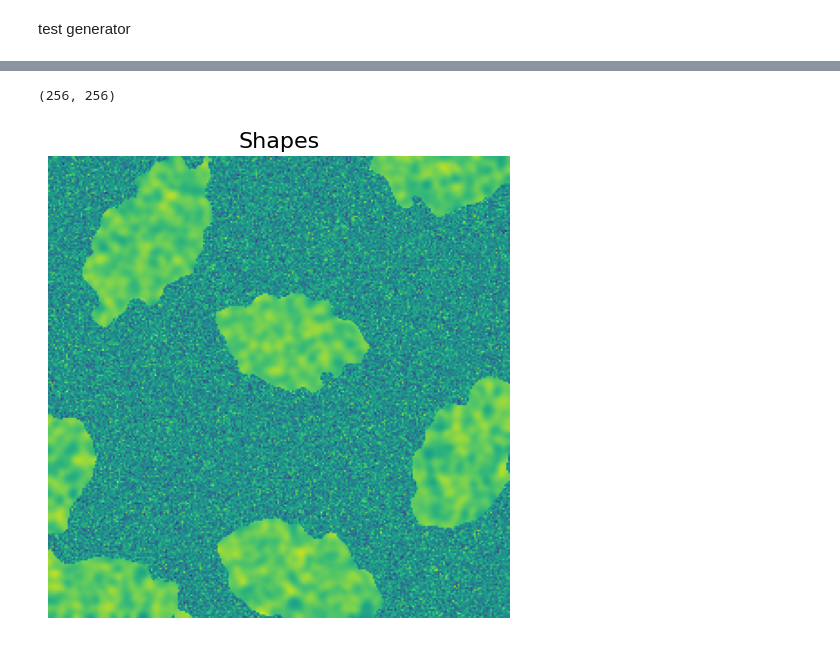
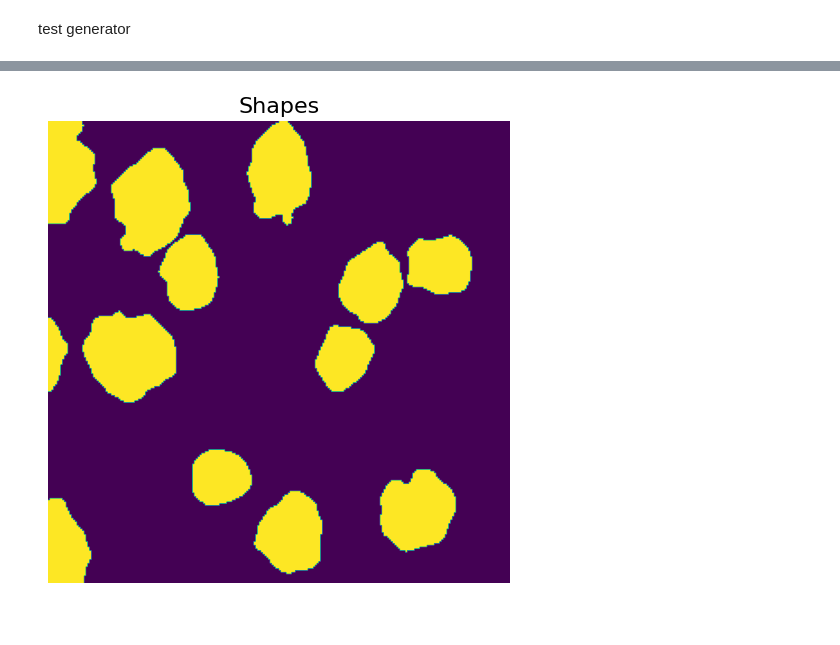
Before and after one commit to llleaa/ML-2025, a Jupyter notebook: projects/project2/cell_generator.ipynb, the cells around one changed output, grey strips where cells are left out. Cells and saved outputs as stored; diff of their text form; code cells hidden in the pictures.

```diff
--- a/projects/project2/cell_generator.ipynb
+++ b/projects/project2/cell_generator.ipynb
@@ -42,8 +42,8 @@ def generate_cells(nb_cells,img_size, base_img = None, class_nbr=1):
     while i < nb_cells:
         c_x = np.random.randint(-10, img_size + 10)
         c_y = np.random.randint(-10, img_size + 10)
-        x_radius = np.random.randint(25,55)
-        y_radius = np.random.randint(25,55)
+        x_radius = np.random.randint(15,30)
+        y_radius = np.random.randint(15,30)
         alpha = np.random.uniform(0,2 *np.pi)
         temp_img = generate_cell(c_x,c_y,x_radius,y_radius,alpha,img_size,noise_strength = 2,sigma_blur=3.7, class_nbr = 1)
         if(np.sum(np.multiply(img,temp_img)) == 0):
@@ -51,4 +51,5 @@ def generate_cells(nb_cells,img_size, base_img = None, class_nbr=1):
             img+=temp_img
     return img
 # %%
-image = generate_cells(7,256)
+image = generate_cells(13,256)
+mask = image
@@ -55,16 +74,23 @@ image = generate_cells(7,256)
 # %%
-bg_noise = np.random.normal(0,1,(256,256))
-cell_1_noise = gaussian_filter(np.random.normal(2,3,(256,256)), sigma=2)
+#bg_noise = np.abs(np.random.normal(0,1,(256,256)))
+bg_noise = np.zeros((256,256))
+cell_1_noise = gaussian_filter(np.abs(np.random.normal(2,2,(256,256))), sigma=2)
 final_img = np.zeros((256,256))
-print(bg_noise.shape)
 final_img = np.where(image==1,cell_1_noise,bg_noise)
+#Illumination
+noise = perlin()
+final_img += noise*3
+#Gaussian smoothin
+final_img = gaussian_filter(final_img,sigma = 2)
+
+#Poisson shot noise
+poisson = np.random.poisson(final_img,size=(256,256))
+final_img += poisson*0.5
-# %% [output]
-(256, 256)
 # %%
 fig, ax1 = plt.subplots(ncols=1, nrows=1, figsize=(6, 6))
-ax1.imshow(final_img)
+ax1.imshow(mask)
 ax1.set_title('Shapes',fontsize=16)
 ax1.axis('off')
 plt.show()
 # %% [output]
-[figure, old version]
+[figure, new version]
```
Also changed, not shown: parts of 4 cells of this notebook, 4 other files.
